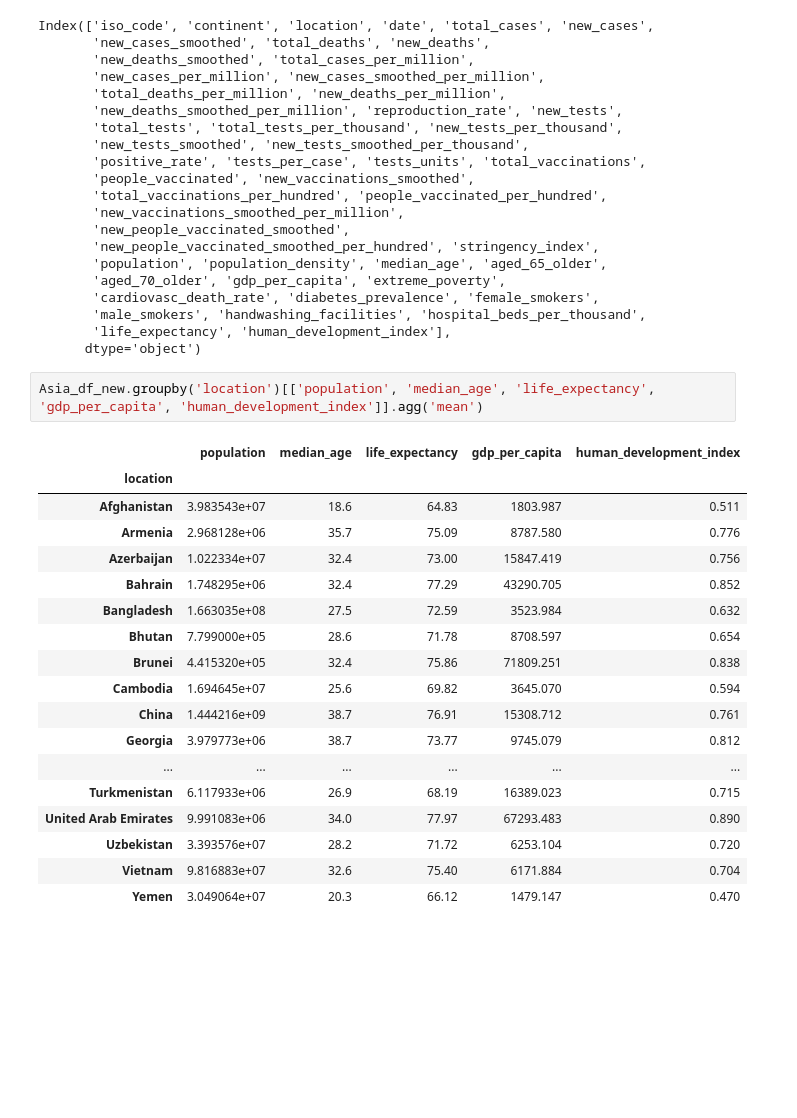
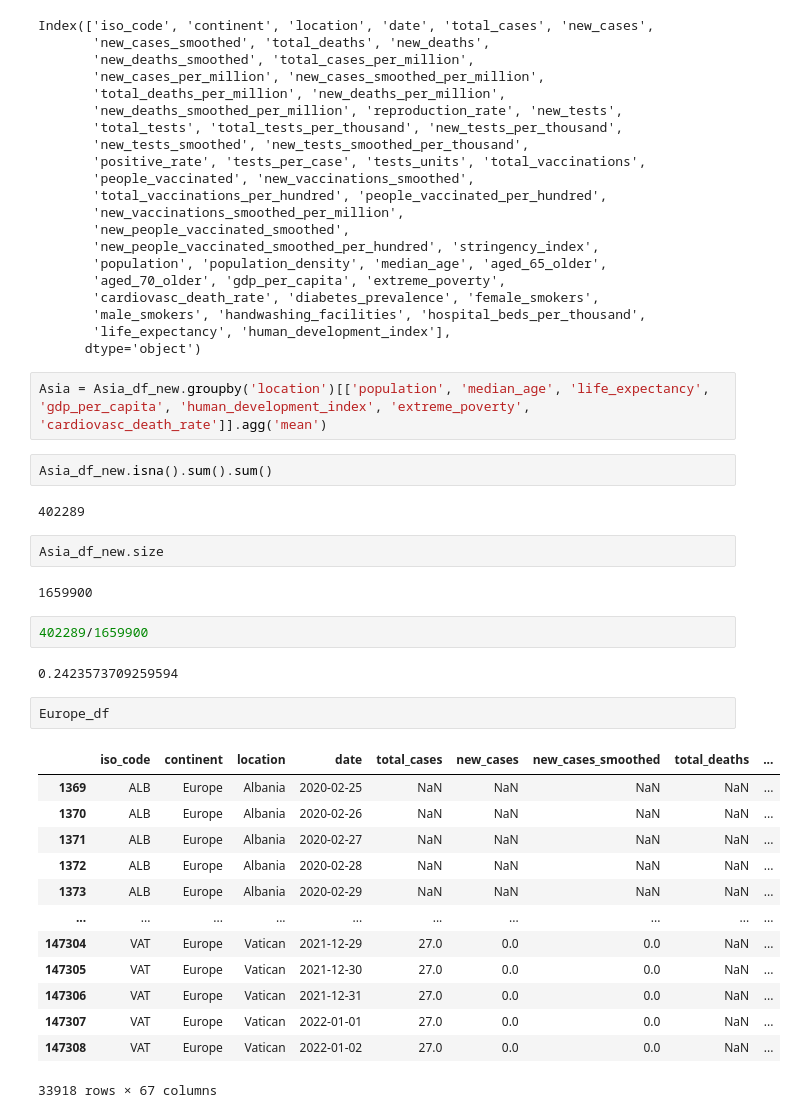
Before and after one commit to htuteja04/practice, a Jupyter notebook: Pandas/Practice_2.ipynb, the cells around one changed output. Saved outputs shown, nothing was run; the diff lists cells and outputs as text; blank space fills up the shorter version.

```diff
--- a/Pandas/Practice_2.ipynb
+++ b/Pandas/Practice_2.ipynb
@@ -463,23 +463,32 @@ Index(['iso_code', 'continent', 'location', 'date', 'total_cases', 'new_cases',
        'life_expectancy', 'human_development_index'],
       dtype='object')
 # %%
-Asia_df_new.groupby('location')[['population', 'median_age', 'life_expectancy', 'gdp_per_capita', 'human_development_index']].agg('mean')
+Asia = Asia_df_new.groupby('location')[['population', 'median_age', 'life_expectancy', 'gdp_per_capita', 'human_development_index', 'extreme_poverty', 'cardiovasc_death_rate']].agg('mean')
-# %% [output]
-|  | population | median_age | life_expectancy | gdp_per_capita | human_development_index |
-| location |  |  |  |  |  |
-| Afghanistan | 3.983543e+07 | 18.6 | 64.83 | 1803.987 | 0.511 |
-| Armenia | 2.968128e+06 | 35.7 | 75.09 | 8787.580 | 0.776 |
-| Azerbaijan | 1.022334e+07 | 32.4 | 73.00 | 15847.419 | 0.756 |
-| Bahrain | 1.748295e+06 | 32.4 | 77.29 | 43290.705 | 0.852 |
-| Bangladesh | 1.663035e+08 | 27.5 | 72.59 | 3523.984 | 0.632 |
-| Bhutan | 7.799000e+05 | 28.6 | 71.78 | 8708.597 | 0.654 |
-| Brunei | 4.415320e+05 | 32.4 | 75.86 | 71809.251 | 0.838 |
-| Cambodia | 1.694645e+07 | 25.6 | 69.82 | 3645.070 | 0.594 |
-| China | 1.444216e+09 | 38.7 | 76.91 | 15308.712 | 0.761 |
-| Georgia | 3.979773e+06 | 38.7 | 73.77 | 9745.079 | 0.812 |
-| ... | ... | ... | ... | ... | ... |
-| Turkmenistan | 6.117933e+06 | 26.9 | 68.19 | 16389.023 | 0.715 |
-| United Arab Emirates | 9.991083e+06 | 34.0 | 77.97 | 67293.483 | 0.890 |
-| Uzbekistan | 3.393576e+07 | 28.2 | 71.72 | 6253.104 | 0.720 |
-| Vietnam | 9.816883e+07 | 32.6 | 75.40 | 6171.884 | 0.704 |
-| Yemen | 3.049064e+07 | 20.3 | 66.12 | 1479.147 | 0.470 |
+# %%
+Asia_df_new.isna().sum().sum()
+# %% [output]
+402289
+# %%
+Asia_df_new.size
+# %% [output]
+1659900
+# %%
+402289/1659900
+# %% [output]
+0.2423573709259594
+# %%
+Europe_df
+# %% [output]
+|  | iso_code | continent | location | date | total_cases | new_cases | new_cases_smoothed | total_deaths | ... |
+| 1369 | ALB | Europe | Albania | 2020-02-25 | NaN | NaN | NaN | NaN | ... |
+| 1370 | ALB | Europe | Albania | 2020-02-26 | NaN | NaN | NaN | NaN | ... |
+| 1371 | ALB | Europe | Albania | 2020-02-27 | NaN | NaN | NaN | NaN | ... |
+| 1372 | ALB | Europe | Albania | 2020-02-28 | NaN | NaN | NaN | NaN | ... |
+| 1373 | ALB | Europe | Albania | 2020-02-29 | NaN | NaN | NaN | NaN | ... |
+| ... | ... | ... | ... | ... | ... | ... | ... | ... | ... |
+| 147304 | VAT | Europe | Vatican | 2021-12-29 | 27.0 | 0.0 | 0.0 | NaN | ... |
+| 147305 | VAT | Europe | Vatican | 2021-12-30 | 27.0 | 0.0 | 0.0 | NaN | ... |
+| 147306 | VAT | Europe | Vatican | 2021-12-31 | 27.0 | 0.0 | 0.0 | NaN | ... |
+| 147307 | VAT | Europe | Vatican | 2022-01-01 | 27.0 | 0.0 | 0.0 | NaN | ... |
+| 147308 | VAT | Europe | Vatican | 2022-01-02 | 27.0 | 0.0 | 0.0 | NaN | ... |
+33918 rows × 67 columns
```
Also changed, not shown: parts of 21 cells of this notebook.
